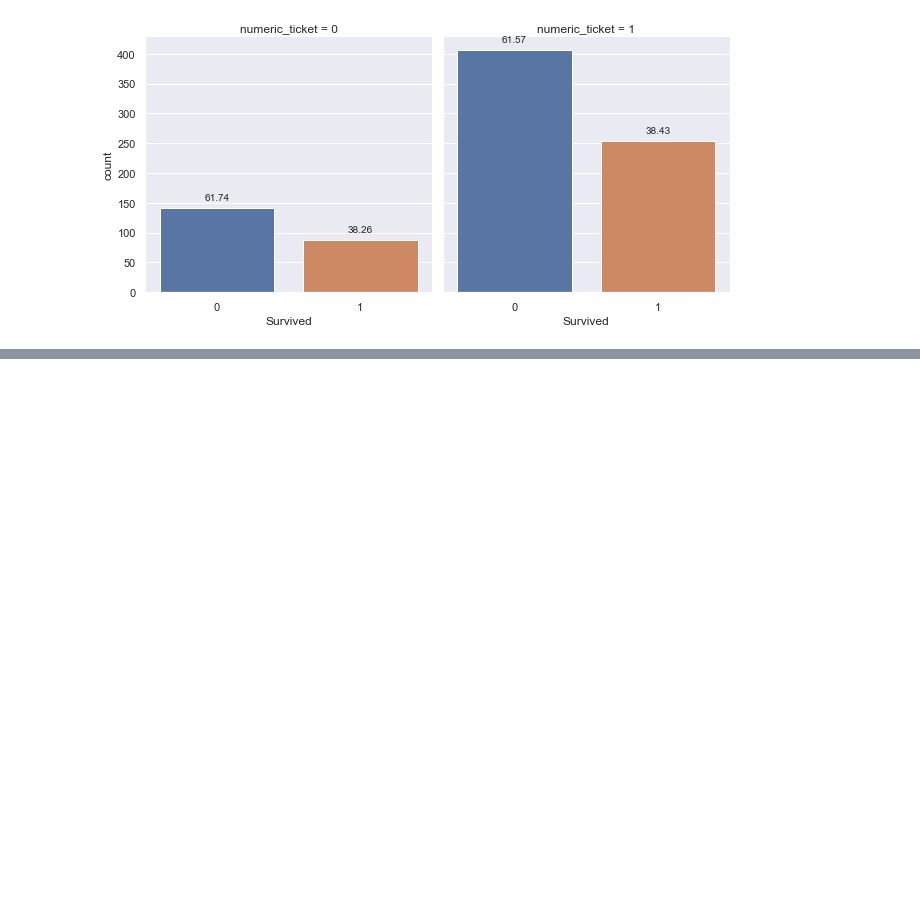
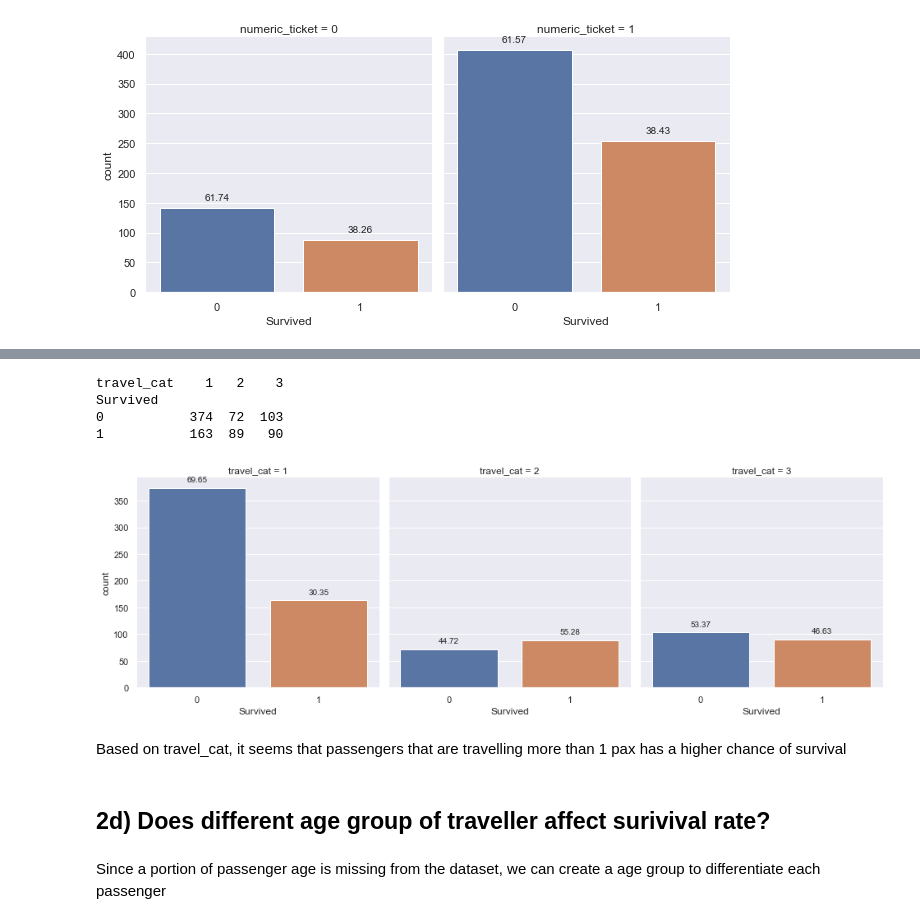
Before and after one commit to kelvintanwm/Kaggle, a Jupyter notebook: 1. Titanic/titanic_project.ipynb, the cells around one changed output, grey strips where cells are left out. Drawn from its saved outputs; the diff is of its cells as text; code cells hidden in the pictures; blank space fills up the shorter version.

```diff
--- a/1. Titanic/titanic_project.ipynb
+++ b/1. Titanic/titanic_project.ipynb
@@ -547,0 +514,37 @@ training[training.SibSp > 3]
+# %%
+# Creating a column to determine the travel size of each passenger
+training["travel_size"] = training.SibSp + training.Parch + 1
+
+# Creating a category of each passenger based on travel size
+training["travel_cat"] =  training.travel_size.apply(lambda x: 3 if x >2 else (2 if x == 2 else 1))
+# %%
+# Comparing survival and each of these categorical variables
+print(pd.pivot_table(training, index = 'Survived', columns = 'travel_cat', values = 'Ticket' ,aggfunc ='count'),"\n")
+g=sns.catplot(data = training, x = 'Survived', col = 'travel_cat', kind = 'count',  height = 4.5)
+for ax in g.axes.ravel():
+        # obtaining the height of each bar graph
+            ls = []
+            for p in ax.patches:
+                ls.append(p.get_height())
+
+             # summing of all the total variables
+            total = 0
+            for x in ls:
+                total += x
+
+            # Plotting the count plot
+            for p in ax.patches:
+                ax.annotate(format(p.get_height()/total*100, '.2f'), (p.get_x() + p.get_width() / 2.,
+                p.get_height()), ha = 'center', va = 'center', xytext = (0, 10), textcoords = 'offset points')
+# %% [output]
+travel_cat    1   2    3
+Survived
+0           374  72  103
+1           163  89   90
+[figure, added]
+# %% [markdown]
+Based on travel_cat, it seems that passengers that are travelling more than 1 pax has a higher chance of survival
+# %% [markdown]
+## 2d) Does different age group of traveller affect surivival rate?
+# %% [markdown]
+Since a portion of passenger age is missing from the dataset, we can create a age group to differentiate each passenger
```
Also changed, not shown: parts of 22 cells of this notebook.
